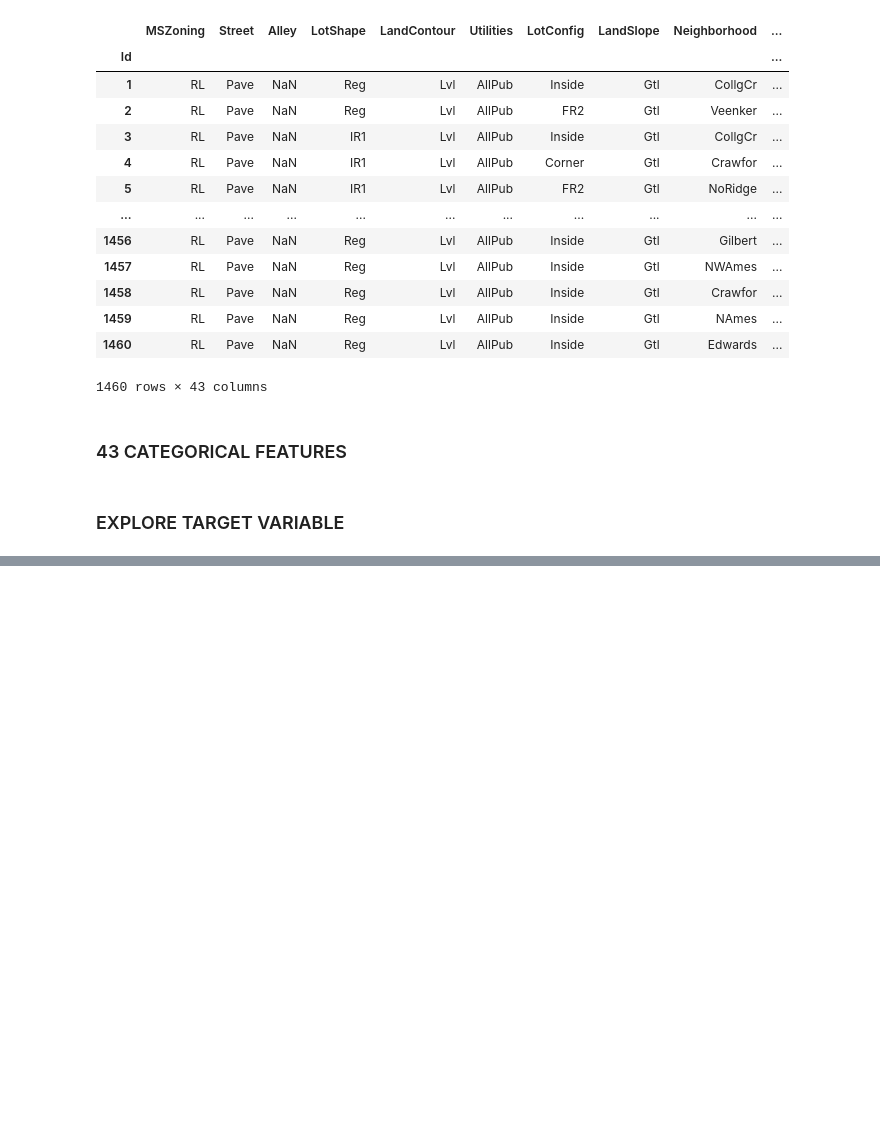
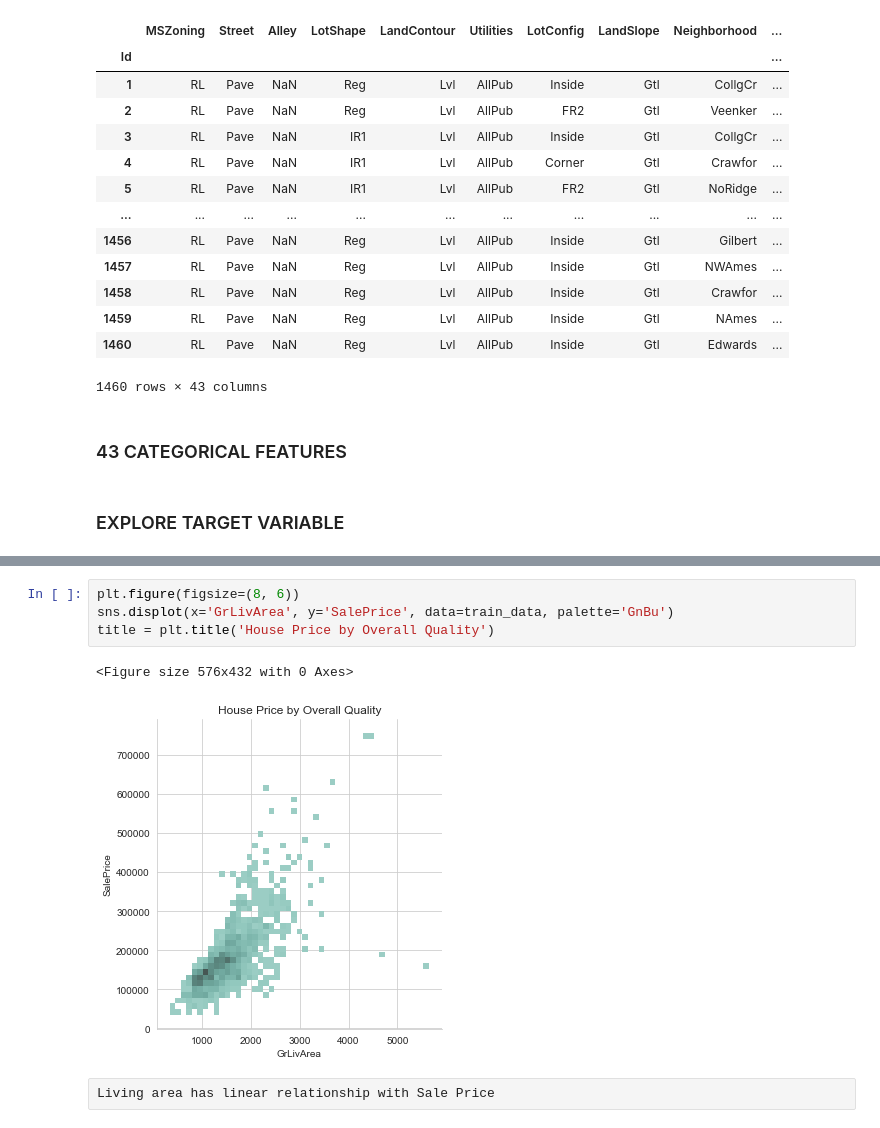
Before and after one commit to ManishaRao06/House-Prices-ML-Model, a Jupyter notebook: Untitled.ipynb, the cells around one changed output, grey strips where cells are left out. Drawn from its saved outputs; the diff is of its cells as text; blank space fills up the shorter version.

```diff
--- a/Untitled.ipynb
+++ b/Untitled.ipynb
@@ -172,0 +215,9 @@ ValueError: could not convert string to float: 'SalePrice'
+# %%
+plt.figure(figsize=(8, 6))
+sns.displot(x='GrLivArea', y='SalePrice', data=train_data, palette='GnBu')
+title = plt.title('House Price by Overall Quality')
+# %% [output]
+<Figure size 576x432 with 0 Axes>
+[figure, added]
+# %% [raw]
+Living area has linear relationship with Sale Price
```
Also changed, not shown: parts of 60 cells of this notebook.
